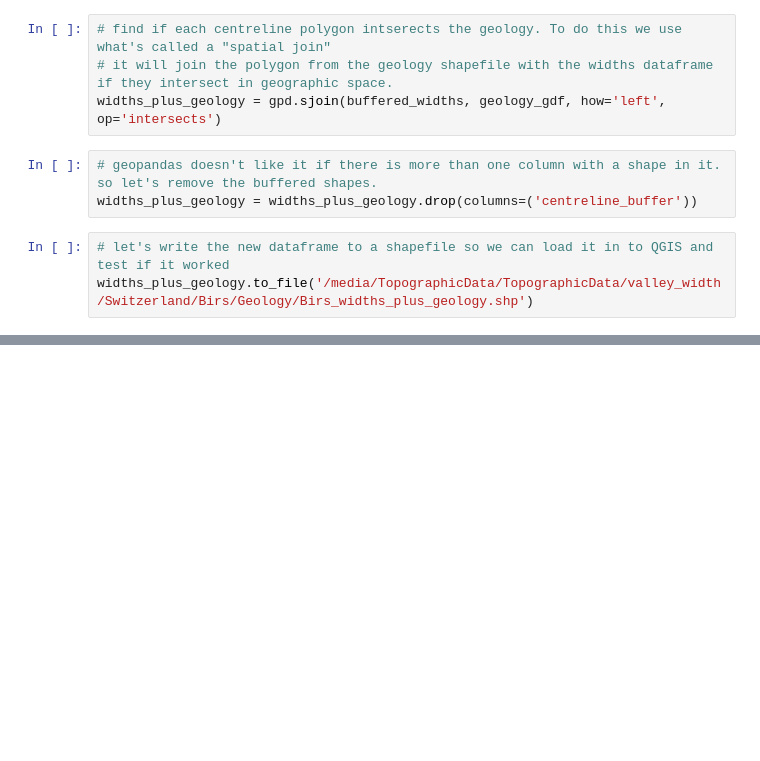
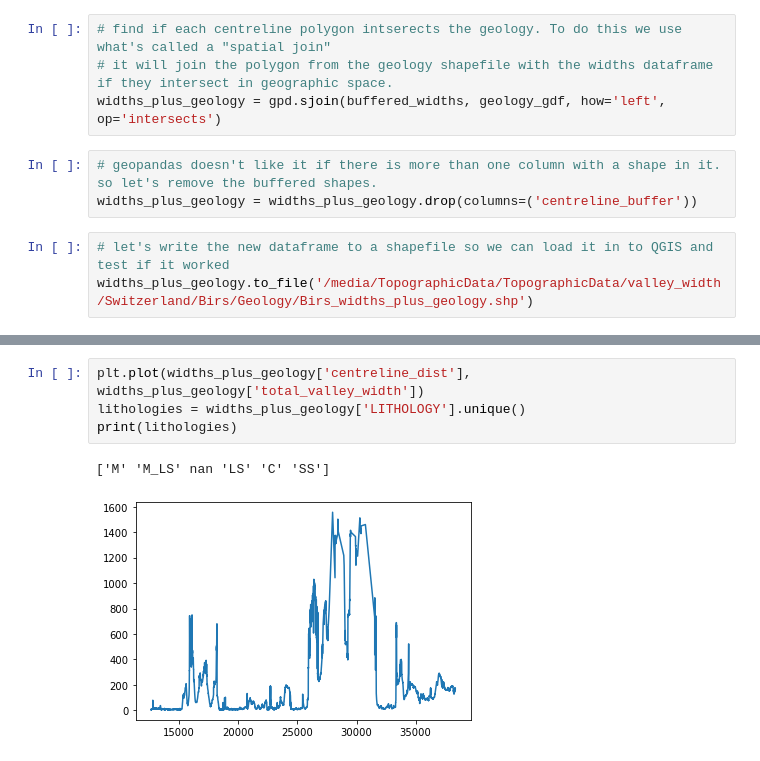
Before and after one commit to LSDtopotools/lsdtt_notebooks, a Jupyter notebook: lsdviztools/valley_analysis/plot-valley-analysis.ipynb, the cells around one changed output, grey strips where cells are left out. Drawn from its saved outputs; the diff is of its cells as text; blank space fills up the shorter version.

Commit message:
Starting on plotting lithology and valley width together

```diff
--- a/lsdviztools/valley_analysis/plot-valley-analysis.ipynb
+++ b/lsdviztools/valley_analysis/plot-valley-analysis.ipynb
@@ -216,0 +255,7 @@ widths_plus_geology.to_file('/media/TopographicData/TopographicData/valley_width
+# %%
+plt.plot(widths_plus_geology['centreline_dist'], widths_plus_geology['total_valley_width'])
+lithologies = widths_plus_geology['LITHOLOGY'].unique()
+print(lithologies)
+# %% [output]
+['M' 'M_LS' nan 'LS' 'C' 'SS']
+[figure, added]
```
Also changed, not shown: parts of 8 cells of this notebook.
